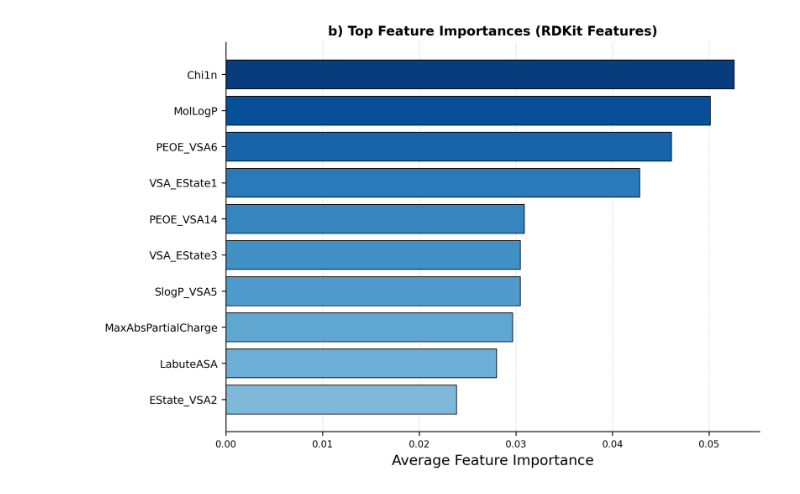
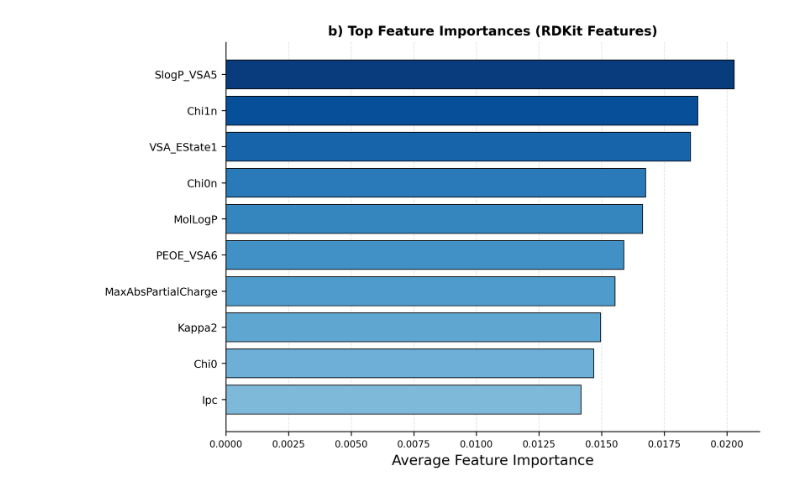
Before and after one commit to ssd6515/ChemClassifier, a Jupyter notebook: Feature Importance/FeatureImportance.ipynb, the cells around one changed output. Drawn from its saved outputs; the diff is of its cells as text; code cells hidden in the pictures.

```diff
--- a/Feature Importance/FeatureImportance.ipynb
+++ b/Feature Importance/FeatureImportance.ipynb
@@ -105,8 +88,0 @@ features = data.drop(columns=['CAS', 'QSAR_READY_SMILES', 'mol', 'Class'])
-# %%
-import pickle
-import numpy as np
-import matplotlib.pyplot as plt
-
-# Load the pickle file containing the list of feature importance arrays - obtained from model training. Please refer Model Training/Panel B gbrt_panelb.py.
-with open('all_feature_importances_panelb.pkl', 'rb') as f:
-    all_feature_importances = pickle.load(f)
@@ -115,7 +88,0 @@ with open('all_feature_importances_panelb.pkl', 'rb') as f:
-# %%
-# Convert the list to a NumPy array for easier averaging.
-# The resulting shape should be (25, n_features)
-all_feature_importances = np.array(all_feature_importances)
-
-# Compute the average feature importance across all 25 models (elementwise average)
-avg_importances = np.mean(all_feature_importances, axis=0)
@@ -142,11 +89,47 @@ array([3.29539006e-03, 2.92566867e-03, 1.89481070e-02, 1.29407394e-02,
 # %%
-# Select the top_n features based on the average importance
-top_n = 10
+import pandas as pd
+import pickle
+import numpy as np
+import matplotlib.pyplot as plt
+from matplotlib import cm
+
+# Load RDKit data to get the correct feature names
+data = pd.read_csv("rdkit_data.csv")
+
+features = data.drop(
+    columns=["CAS", "QSAR_READY_SMILES", "mol", "Class"]
+)
+
+feature_names = features.columns.to_numpy()
+
+# Load the pickle file
+with open("all_feature_importances_rf_panelb.pkl", "rb") as f:
+    all_feature_importances = pickle.load(f)
+
+# This pickle is a list of NumPy arrays
+importance_matrix = np.array(all_feature_importances)
+
+print("Importance matrix shape:", importance_matrix.shape)
+print("Number of feature names:", len(feature_names))
+
+# Safety check
+if importance_matrix.shape[1] != len(feature_names):
+    raise ValueError(
+        f"Mismatch: pickle has {importance_matrix.shape[1]} importances, "
+        f"but RDKit feature table has {len(feature_names)} feature names."
+    )
+
+# Average feature importance across all models
+avg_importances = np.mean(importance_matrix, axis=0)
+
+# Select top features
+top_n = min(10, len(feature_names))
+
 sorted_idx = np.argsort(avg_importances)[::-1][:top_n]
 sorted_importances = avg_importances[sorted_idx]
-sorted_features = features.columns[sorted_idx]
+sorted_features = feature_names[sorted_idx]
 
-# Reverse for horizontal bar plot so the most important is on top
+# Reverse for horizontal bar plot
 sorted_importances = sorted_importances[::-1]
 sorted_features = sorted_features[::-1]
 
@@ -166,38 +149,22 @@ bars = ax.barh(
     sorted_features,
     sorted_importances,
     color=colors,
-    edgecolor='black',
+    edgecolor="black",
     linewidth=0.6
 )
 
-# Labels and title
 ax.set_xlabel("Average Feature Importance", fontsize=12)
-ax.set_title("b) Top Feature Importances (RDKit Features)", fontsize=11, weight='bold')
+ax.set_title("b) Top Feature Importances (RDKit Features)", fontsize=11, weight="bold")
 
-# Improve ticks
-ax.tick_params(axis='y', labelsize=9)
-ax.tick_params(axis='x', labelsize=8)
+ax.tick_params(axis="y", labelsize=9)
+ax.tick_params(axis="x", labelsize=8)
 
-# Light, clean gridlines
-ax.grid(axis='x', linestyle='--', linewidth=0.6, alpha=0.4)
+ax.grid(axis="x", linestyle="--", linewidth=0.6, alpha=0.4)
 ax.set_axisbelow(True)
 
-# Remove unnecessary spines
-ax.spines['top'].set_visible(False)
-ax.spines['right'].set_visible(False)
-
-# Add values at end of bars
-#for bar in bars:
-#    width = bar.get_width()
-#    ax.text(
-#        width + max(sorted_importances) * 0.01,
-#        bar.get_y() + bar.get_height() / 2,
-#        f"{width:.3f}",
-#        va='center',
-#        fontsize=9
-#    )
+ax.spines["top"].set_visible(False)
+ax.spines["right"].set_visible(False)
 
 plt.tight_layout()
-
 plt.show()
 # %% [output]
@@ -204 +173 @@ plt.show()
-[figure, old version]
+[figure, new version]
```
Also changed, not shown: parts of 16 cells of this notebook, 23 other files.
